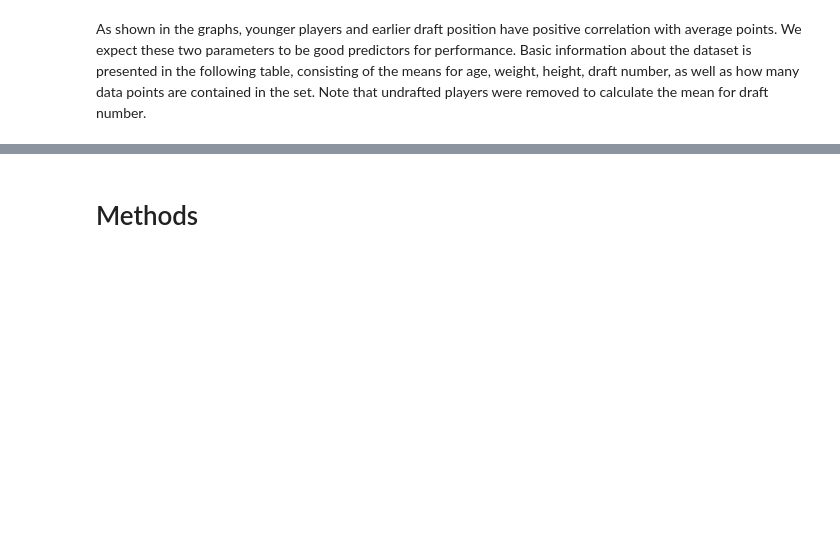
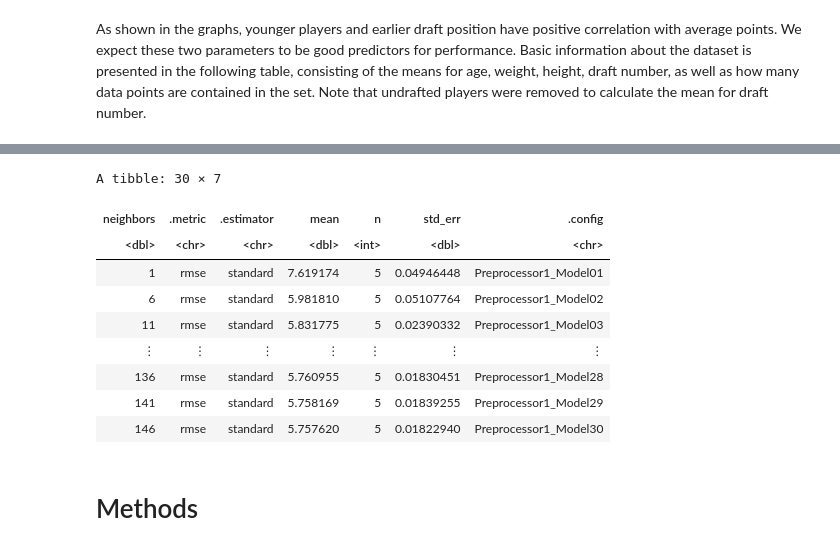
Before and after one commit to mdean808/dsci-100-group-project, a Jupyter notebook: project.ipynb, the cells around one changed output, grey strips where cells are left out. Drawn from its saved outputs; the diff is of its cells as text; code cells hidden in the pictures; blank space fills up the shorter version.

Commit message:
Started knn regression code

```diff
--- a/project.ipynb
+++ b/project.ipynb
@@ -163,0 +190,16 @@ A tibble: 1 × 5
+# %%
+nba_recipe <- recipe(pts ~ age + player_height + player_weight, data = nba_training) |>
+step_scale(all_predictors()) |>
+step_center(all_predictors())
+
+nba_spec <- nearest_neighbor(weight_func = "rectangular", neighbors = tune()) |>
+set_engine("kknn") |>
+set_mode("regression")
+
+nba_vfold <- vfold_cv(nba_training, v = 5, strata = pts)
+
+nba_workflow <- workflow() |>
+add_recipe(nba_recipe) |>
+add_model(nba_spec)
+
+nba_workflow
@@ -164,3 +225,23 @@ A tibble: 1 × 5
+# %%
+k_vals <- tibble(neighbors = seq(from = 1, to = 150, by = 5))
+
+nba_results <- nba_workflow |>
+  tune_grid(resamples = nba_vfold, grid = k_vals) |>
+  collect_metrics() |>
+  filter(.metric == "rmse")
+
+nba_results
+# %% [output]
+A tibble: 30 × 7
+| neighbors | .metric | .estimator | mean | n | std_err | .config |
+| <dbl> | <chr> | <chr> | <dbl> | <int> | <dbl> | <chr> |
+| 1 | rmse | standard | 7.619174 | 5 | 0.04946448 | Preprocessor1_Model01 |
+| 6 | rmse | standard | 5.981810 | 5 | 0.05107764 | Preprocessor1_Model02 |
+| 11 | rmse | standard | 5.831775 | 5 | 0.02390332 | Preprocessor1_Model03 |
+| ⋮ | ⋮ | ⋮ | ⋮ | ⋮ | ⋮ | ⋮ |
+| 136 | rmse | standard | 5.760955 | 5 | 0.01830451 | Preprocessor1_Model28 |
+| 141 | rmse | standard | 5.758169 | 5 | 0.01839255 | Preprocessor1_Model29 |
+| 146 | rmse | standard | 5.757620 | 5 | 0.01822940 | Preprocessor1_Model30 |
 # %% [markdown]
 # Methods
 # %% [markdown]
```
Also changed, not shown: parts of 11 cells of this notebook.
